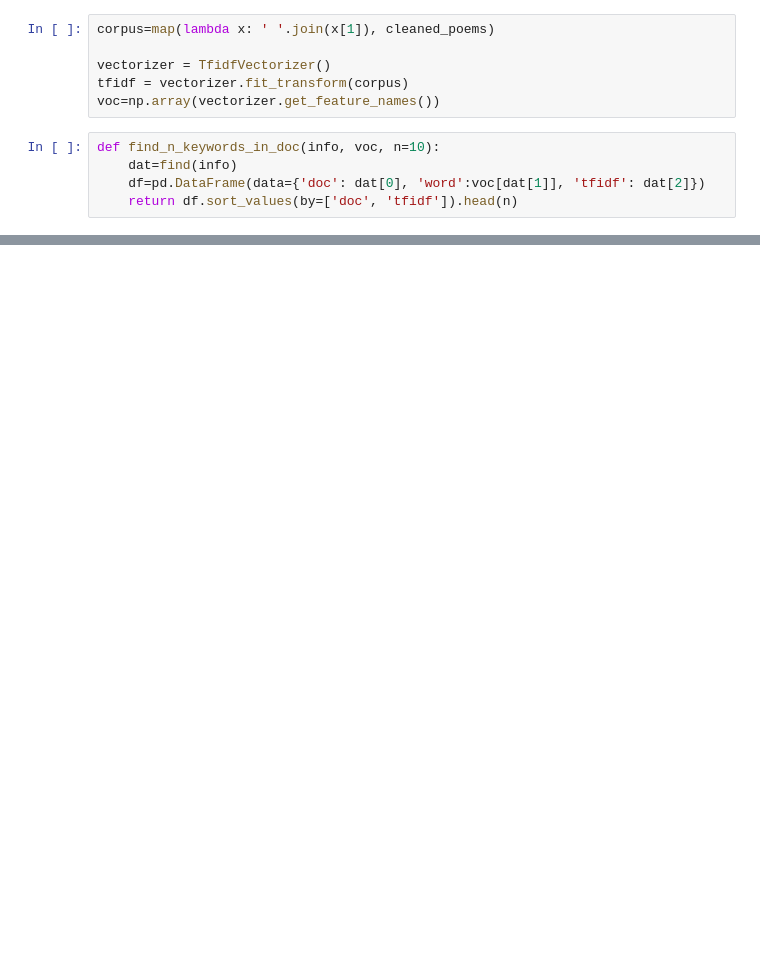
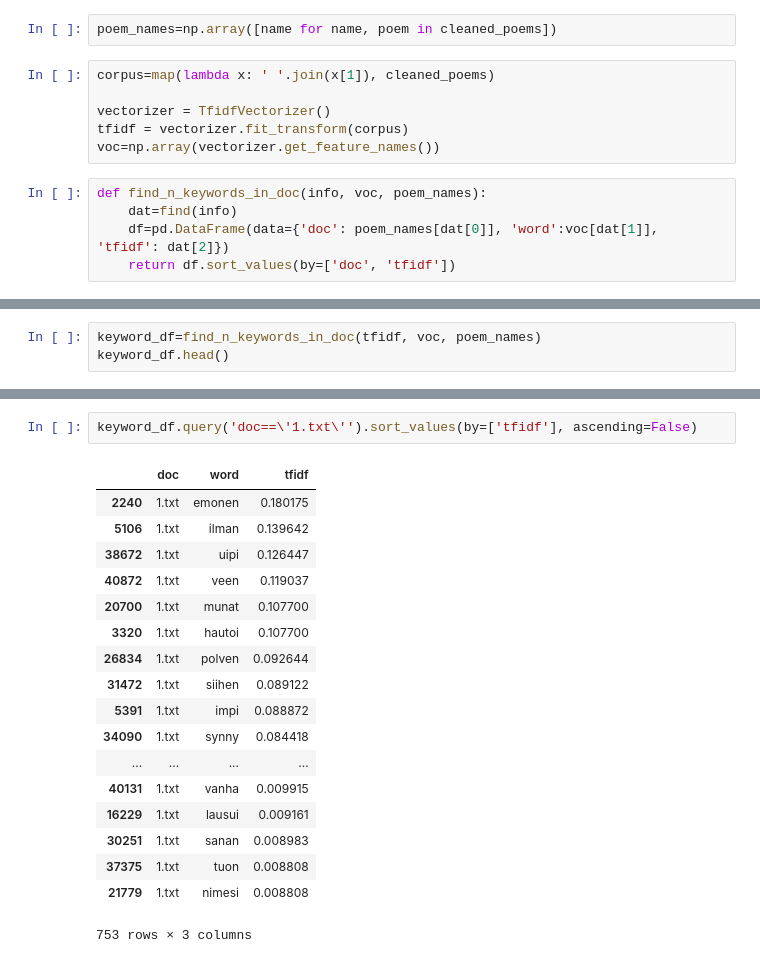
Before and after one commit to annisall/kalevala_analysis, a Jupyter notebook: kalevala_analysis.ipynb, the cells around one changed output, grey strips where cells are left out. Saved outputs shown, nothing was run; the diff lists cells and outputs as text; blank space fills up the shorter version.

Commit message:
Changed so that we put all words in docs in dataframe

```diff
--- a/kalevala_analysis.ipynb
+++ b/kalevala_analysis.ipynb
@@ -51,6 +51,8 @@ plt.title("Word count in poems")
 plt.show(plotfig)
 # %% [output]
 [figure]
+# %%
+poem_names=np.array([name for name, poem in cleaned_poems])
 # %%
 corpus=map(lambda x: ' '.join(x[1]), cleaned_poems)
 
@@ -58,7 +60,7 @@ vectorizer = TfidfVectorizer()
 tfidf = vectorizer.fit_transform(corpus)
 voc=np.array(vectorizer.get_feature_names())
 # %%
-def find_n_keywords_in_doc(info, voc, n=10):
+def find_n_keywords_in_doc(info, voc, poem_names):
     dat=find(info)
-    df=pd.DataFrame(data={'doc': dat[0], 'word':voc[dat[1]], 'tfidf': dat[2]})
-    return df.sort_values(by=['doc', 'tfidf']).head(n)
+    df=pd.DataFrame(data={'doc': poem_names[dat[0]], 'word':voc[dat[1]], 'tfidf': dat[2]})
+    return df.sort_values(by=['doc', 'tfidf'])
@@ -87,0 +67,3 @@ AttributeError: get_feature_names not found
+# %%
+keyword_df=find_n_keywords_in_doc(tfidf, voc, poem_names)
+keyword_df.head()
@@ -87,0 +77,21 @@ AttributeError: get_feature_names not found
+# %%
+keyword_df.query('doc==\'1.txt\'').sort_values(by=['tfidf'], ascending=False)
+# %% [output]
+|  | doc | word | tfidf |
+| 2240 | 1.txt | emonen | 0.180175 |
+| 5106 | 1.txt | ilman | 0.139642 |
+| 38672 | 1.txt | uipi | 0.126447 |
+| 40872 | 1.txt | veen | 0.119037 |
+| 20700 | 1.txt | munat | 0.107700 |
+| 3320 | 1.txt | hautoi | 0.107700 |
+| 26834 | 1.txt | polven | 0.092644 |
+| 31472 | 1.txt | siihen | 0.089122 |
+| 5391 | 1.txt | impi | 0.088872 |
+| 34090 | 1.txt | synny | 0.084418 |
+| ... | ... | ... | ... |
+| 40131 | 1.txt | vanha | 0.009915 |
+| 16229 | 1.txt | lausui | 0.009161 |
+| 30251 | 1.txt | sanan | 0.008983 |
+| 37375 | 1.txt | tuon | 0.008808 |
+| 21779 | 1.txt | nimesi | 0.008808 |
+753 rows × 3 columns
```
Also changed, not shown: parts of 3 cells of this notebook.
